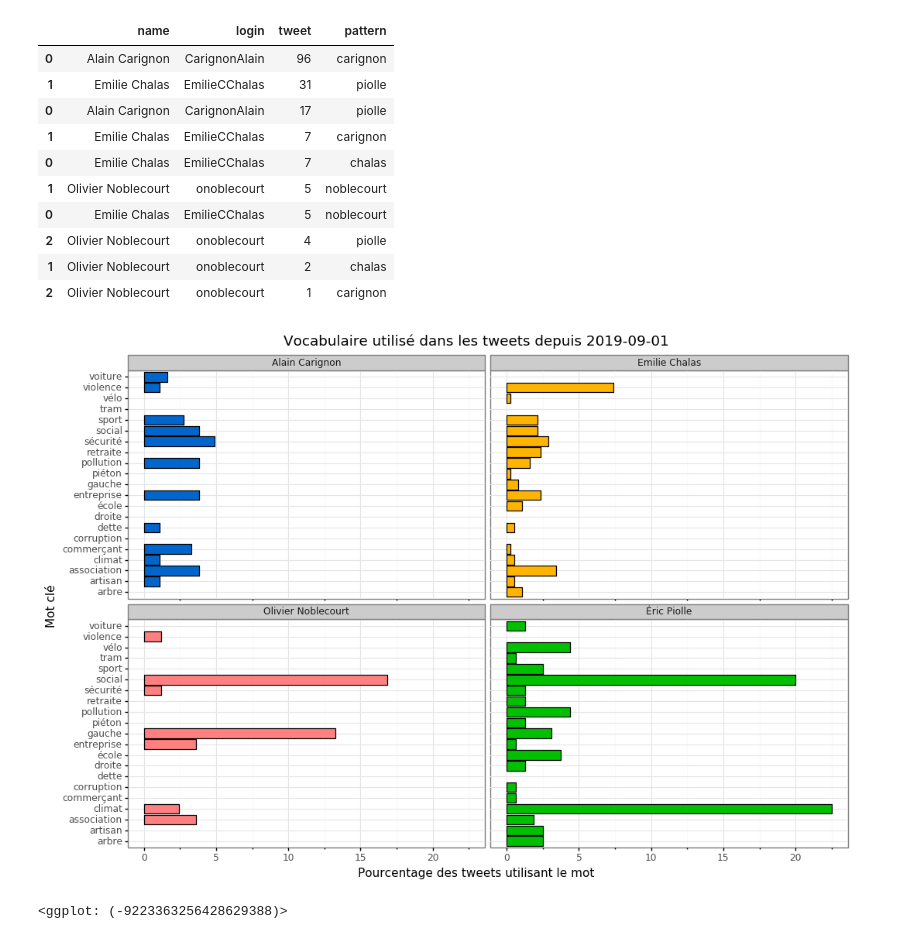
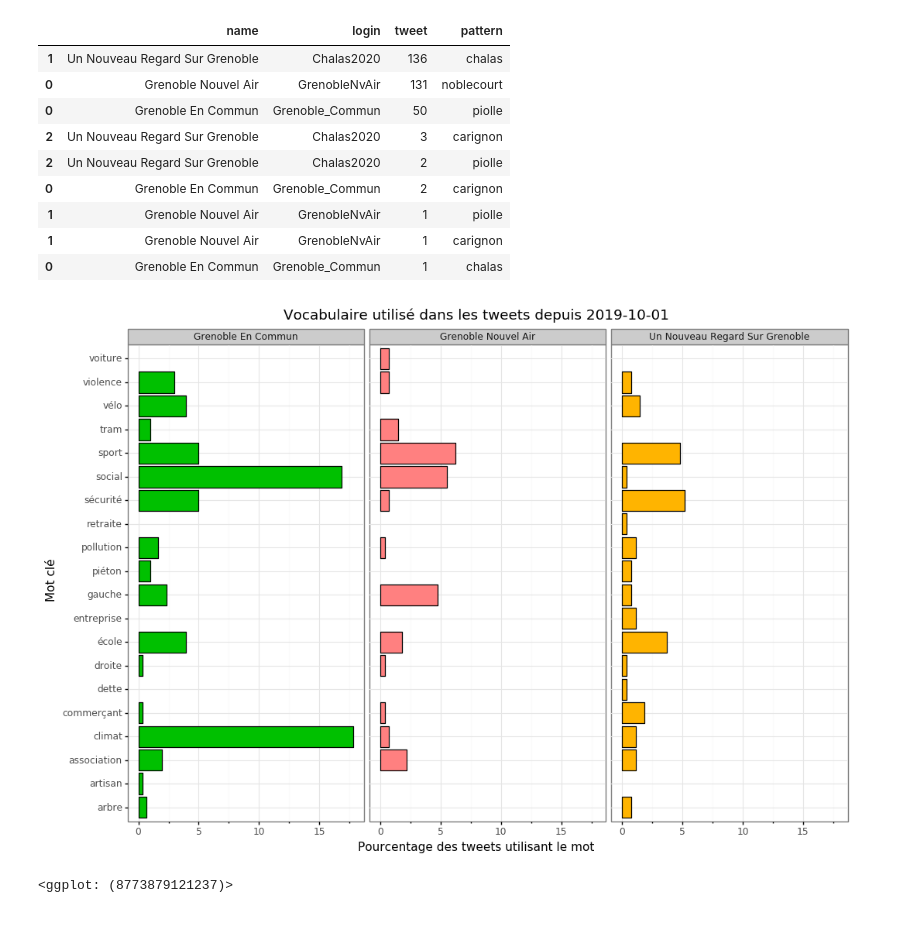
Before and after one commit to Ezibenroc/twitter_data, a Jupyter notebook: analysis.ipynb, the cells around one changed output. Cells and saved outputs as stored; diff of their text form; code cells hidden in the pictures.

```diff
--- a/analysis.ipynb
+++ b/analysis.ipynb
@@ -10,13 +10,12 @@ import twitter as tw
 # %%
 users = {
     'EricPiolle': 'Grenoble en Commun',
-#    'Grenoble_Commun': 'Grenoble en Commun',
+    'Grenoble_Commun': 'Grenoble en Commun',
     'EmilieCChalas': 'Un Nouveau Regard sur Grenoble',
-#    'Chalas2020': 'Un Nouveau Regard sur Grenoble',
+    'Chalas2020': 'Un Nouveau Regard sur Grenoble',
     'CarignonAlain': 'Grenoble le Changement',
-#    'FranoisTARANTIN': 'Grenoble le Changement',
     'onoblecourt': 'Grenoble Nouvel Air',
-#    'GrenobleNvAir': 'Grenoble Nouvel Air',
+    'GrenobleNvAir': 'Grenoble Nouvel Air',
 }
 colors = {
     'Grenoble en Commun': '#00c000',
@@ -25,7 +24,7 @@ colors = {
     'Grenoble Nouvel Air': '#ff8080',
 }
 # %%
-filename = 'data.csv'
+filename = 'data_lists.csv'
 if not os.path.isfile(filename):
     df = pandas.concat([tw.get_data(user, n=200, tag=tag) for user, tag in users.items()])
     df.to_csv(filename, index=False)
@@ -84,7 +92,7 @@ plot = ggplot(df) +\
     theme(legend_position='none') +\
     scale_x_continuous(breaks=range(0, 25, 4)) +\
     scale_y_continuous(labels = percent_format()) +\
-    geom_text(tmp, aes(label='text'), x=17, y=0.13) +\
+    geom_text(tmp, aes(label='text'), x=10, y=0.25) + expand_limits(y=0.25) +\
     ggtitle('Répartition des tweets dans la journée')
 
 plot.save('/tmp/figure.png', width=16, height=10)
@@ -184,16 +189,15 @@ tw.count_patterns(df, ['climat', 'dette', 'corruption', 'corrompu', 'retraite',
 tw.count_patterns(df, ['piolle', 'carignon', 'chalas', 'noblecourt'])
 # %% [output]
 |  | name | login | tweet | pattern |
-| 0 | Alain Carignon | CarignonAlain | 96 | carignon |
-| 1 | Emilie Chalas | EmilieCChalas | 31 | piolle |
-| 0 | Alain Carignon | CarignonAlain | 17 | piolle |
-| 1 | Emilie Chalas | EmilieCChalas | 7 | carignon |
-| 0 | Emilie Chalas | EmilieCChalas | 7 | chalas |
-| 1 | Olivier Noblecourt | onoblecourt | 5 | noblecourt |
-| 0 | Emilie Chalas | EmilieCChalas | 5 | noblecourt |
-| 2 | Olivier Noblecourt | onoblecourt | 4 | piolle |
-| 1 | Olivier Noblecourt | onoblecourt | 2 | chalas |
-| 2 | Olivier Noblecourt | onoblecourt | 1 | carignon |
+| 1 | Un Nouveau Regard Sur Grenoble | Chalas2020 | 136 | chalas |
+| 0 | Grenoble Nouvel Air | GrenobleNvAir | 131 | noblecourt |
+| 0 | Grenoble En Commun | Grenoble_Commun | 50 | piolle |
+| 2 | Un Nouveau Regard Sur Grenoble | Chalas2020 | 3 | carignon |
+| 2 | Un Nouveau Regard Sur Grenoble | Chalas2020 | 2 | piolle |
+| 0 | Grenoble En Commun | Grenoble_Commun | 2 | carignon |
+| 1 | Grenoble Nouvel Air | GrenobleNvAir | 1 | piolle |
+| 1 | Grenoble Nouvel Air | GrenobleNvAir | 1 | carignon |
+| 0 | Grenoble En Commun | Grenoble_Commun | 1 | chalas |
 # %%
 keywords = [
     'arbre',
@@ -201,7 +205,6 @@ keywords = [
     'association',
     'climat',
     'commerçant',
-    'corruption',
     'dette',
     'droite',
     'école',
@@ -223,33 +226,35 @@ def get_keywords(df, keywords):
     tmp = tw.count_patterns(df, keywords)
     tmp['tag'] = tmp.apply(lambda row: users[row['login']], axis=1)
     nb_tweets = df.groupby('login')[['name']].count().reset_index()
     nb_tweets.columns = ['login', 'count']
     tmp = tmp.set_index('login').join(nb_tweets.set_index('login'))
     tmp['percent'] = tmp['tweet'] / tmp['count'] * 100
-    assert set(tmp.pattern.unique()) == set(keywords)  # will raise an error if one keyword is not used at all
+    diff = set(keywords) - set(tmp.pattern.unique())
+    if len(diff) > 0:
+        raise ValueError(f'Some keywords were missing: {diff}')
     return tmp
 
 def plot_keywords(df, keywords):
     tmp = get_keywords(df, keywords)
     min_date = df['date'].min().date()
     plot = ggplot(tmp) +\
         geom_bar(aes(x='pattern', y='percent', fill='tag'), stat='identity', color='black', position='dodge') +\
         theme_bw() +\
         scale_fill_manual(colors) +\
         xlab('Mot clé') +\
         ylab('Pourcentage des tweets utilisant le mot') +\
         labs(fill='Mouvement') +\
         facet_wrap('name') +\
         theme(legend_position='none') +\
         ggtitle(f'Vocabulaire utilisé dans les tweets depuis {min_date}') +\
         scale_x_discrete(limits=keywords) +\
         coord_flip()
 
     plot.save('/tmp/figure.png', width=16, height=10)
 
     return plot
 
 plot_keywords(df, keywords)
 # %% [output]
-[figure, old version]
+[figure, new version]
-<ggplot: (-9223363256428629388)>
+<ggplot: (8773879121237)>
```
Also changed, not shown: parts of 9 cells of this notebook.
